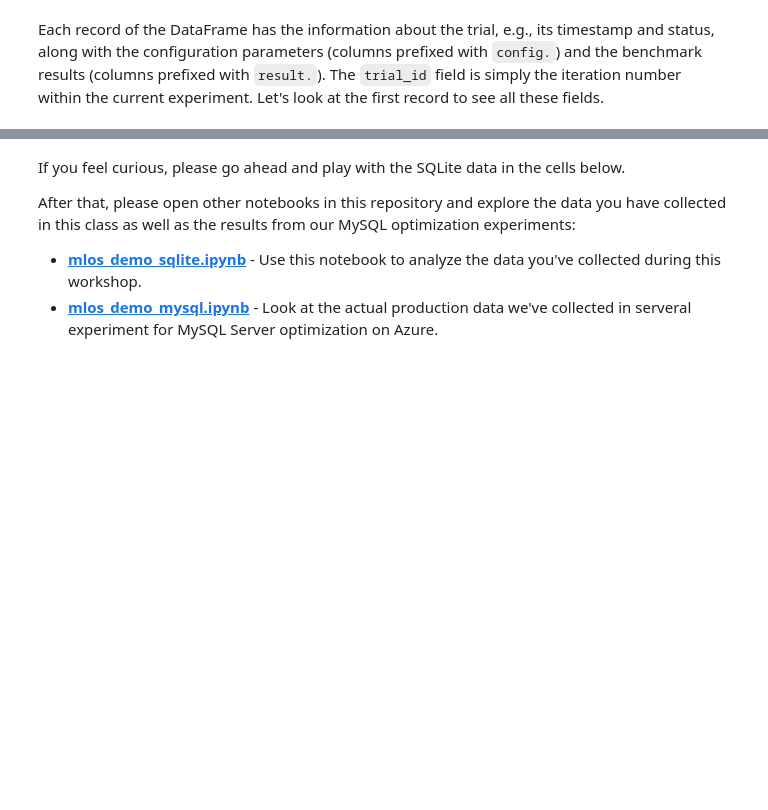
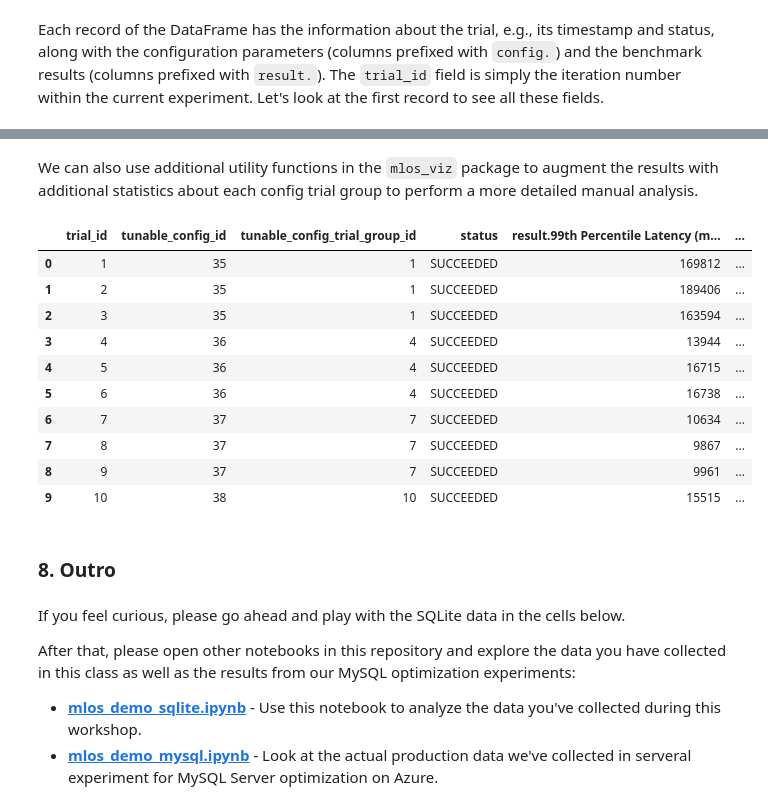
Before and after one commit to Microsoft-CISL/sqlite-autotuning, a Jupyter notebook: mlos_demo_sqlite_teachers.ipynb, the cells around one changed output, grey strips where cells are left out. Drawn from its saved outputs; the diff is of its cells as text; code cells hidden in the pictures; blank space fills up the shorter version.

```diff
--- a/mlos_demo_sqlite_teachers.ipynb
+++ b/mlos_demo_sqlite_teachers.ipynb
@@ -204,3 +184,27 @@ Again, we see that setting `journal_mode` to `wal` and `cache_size` to the value
+# %% [markdown]
+We can also use additional utility functions in the `mlos_viz` package to augment the results with additional statistics about each config trial group to perform a more detailed manual analysis.
+# %%
+from mlos_bench.storage.base_experiment_data import ExperimentData
+df = mlos_viz.augment_results_df_with_config_trial_group_stats(exp_default_sync)
+cols = ["trial_id", "tunable_config_id", "tunable_config_trial_group_id", "status"]
+cols += [col for col in df.columns
+         if col.startswith(ExperimentData.RESULT_COLUMN_PREFIX)
+         and any(obj in col for obj in alt_result_objectives)]
+display(df[cols].head(10))
+# %% [output]
+|  | trial_id | tunable_config_id | tunable_config_trial_group_id | status | result.99th Percentile Latency (m... | ... |
+| 0 | 1 | 35 | 1 | SUCCEEDED | 169812 | ... |
+| 1 | 2 | 35 | 1 | SUCCEEDED | 189406 | ... |
+| 2 | 3 | 35 | 1 | SUCCEEDED | 163594 | ... |
+| 3 | 4 | 36 | 4 | SUCCEEDED | 13944 | ... |
+| 4 | 5 | 36 | 4 | SUCCEEDED | 16715 | ... |
+| 5 | 6 | 36 | 4 | SUCCEEDED | 16738 | ... |
+| 6 | 7 | 37 | 7 | SUCCEEDED | 10634 | ... |
+| 7 | 8 | 37 | 7 | SUCCEEDED | 9867 | ... |
+| 8 | 9 | 37 | 7 | SUCCEEDED | 9961 | ... |
+| 9 | 10 | 38 | 10 | SUCCEEDED | 15515 | ... |
+# %% [markdown]
+### 8. Outro
 # %% [markdown]
 If you feel curious, please go ahead and play with the SQLite data in the cells below.
 
```
Also changed, not shown: parts of 47 cells of this notebook, 11 other files.
